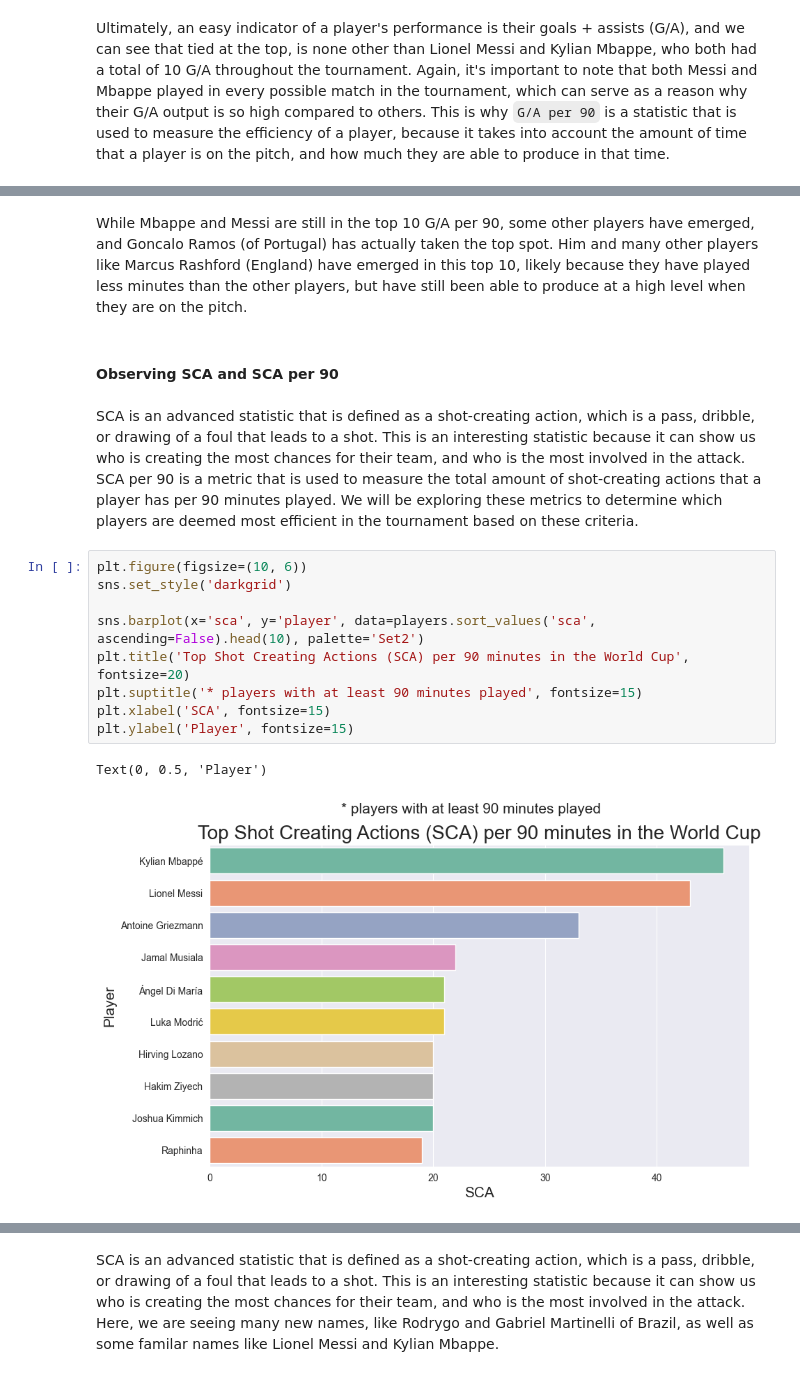
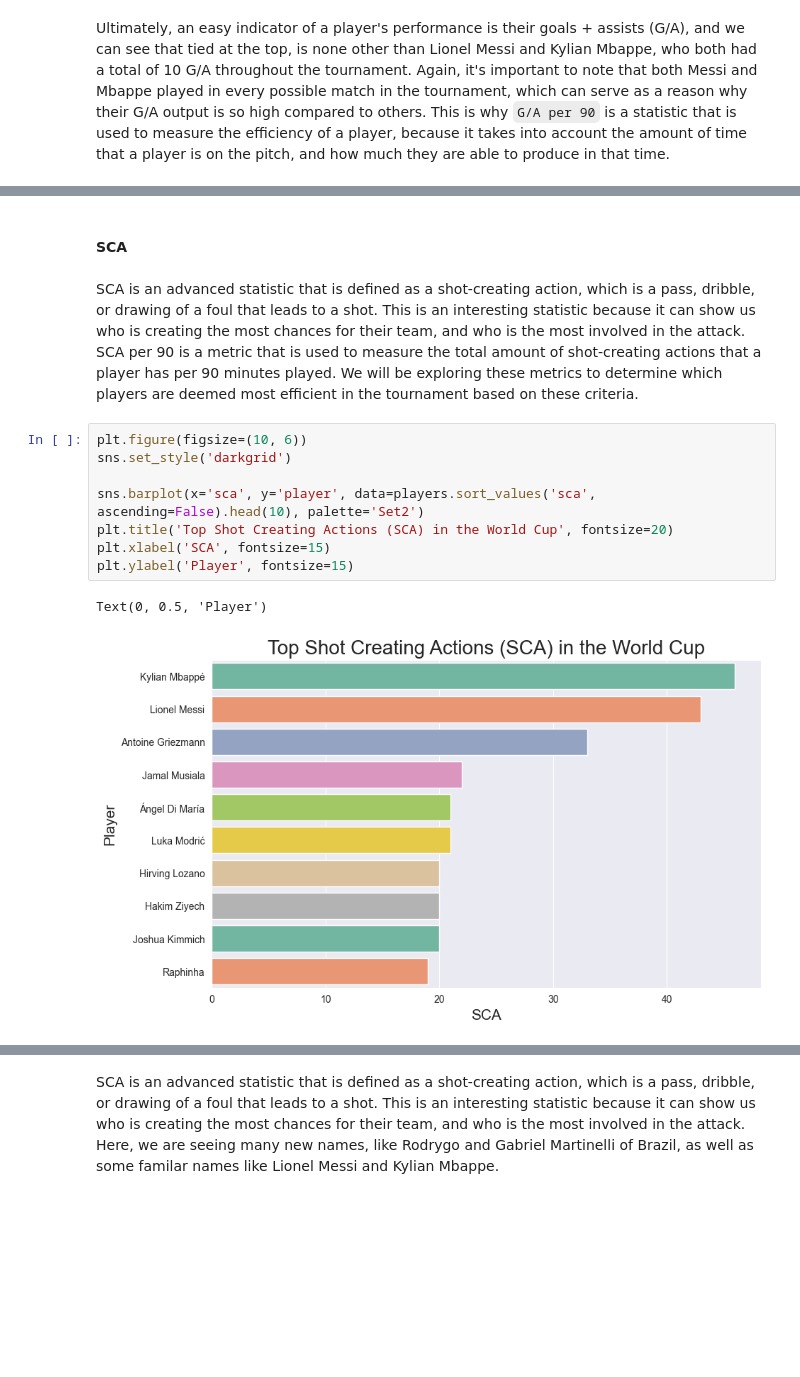
Before and after one commit to ccvale/2022-Qatar-World-Cup-Analysis, a Jupyter notebook: worldcup.ipynb, the cells around one changed output, grey strips where cells are left out. Drawn from its saved outputs; the diff is of its cells as text; blank space fills up the shorter version.

```diff
--- a/worldcup.ipynb
+++ b/worldcup.ipynb
@@ -651,18 +587,15 @@ Text(0, 0.5, 'Player')
-# %% [markdown]
-While Mbappe and Messi are still in the top 10 G/A per 90, some other players have emerged, and Goncalo Ramos (of Portugal) has actually taken the top spot. Him and many other players like Marcus Rashford (England) have emerged in this top 10, likely because they have played less minutes than the other players, but have still been able to produce at a high level when they are on the pitch.
-# %% [markdown]
-#### Observing SCA and SCA per 90
+# %% [markdown]
+#### SCA
 # %% [markdown]
 SCA is an advanced statistic that is defined as a shot-creating action, which is a pass, dribble, or drawing of a foul that leads to a shot. This is an interesting statistic because it can show us who is creating the most chances for their team, and who is the most involved in the attack. SCA per 90 is a metric that is used to measure the total amount of shot-creating actions that a player has per 90 minutes played. We will be exploring these metrics to determine which players are deemed most efficient in the tournament based on these criteria.
 # %%
 plt.figure(figsize=(10, 6))
 sns.set_style('darkgrid')
 
 sns.barplot(x='sca', y='player', data=players.sort_values('sca', ascending=False).head(10), palette='Set2')
-plt.title('Top Shot Creating Actions (SCA) per 90 minutes in the World Cup', fontsize=20)
-plt.suptitle('* players with at least 90 minutes played', fontsize=15)
+plt.title('Top Shot Creating Actions (SCA) in the World Cup', fontsize=20)
 plt.xlabel('SCA', fontsize=15)
 plt.ylabel('Player', fontsize=15)
 # %% [output]
 Text(0, 0.5, 'Player')
-[figure, old version]
+[figure, new version]
```
Also changed, not shown: parts of 26 cells of this notebook, 2 other files.
